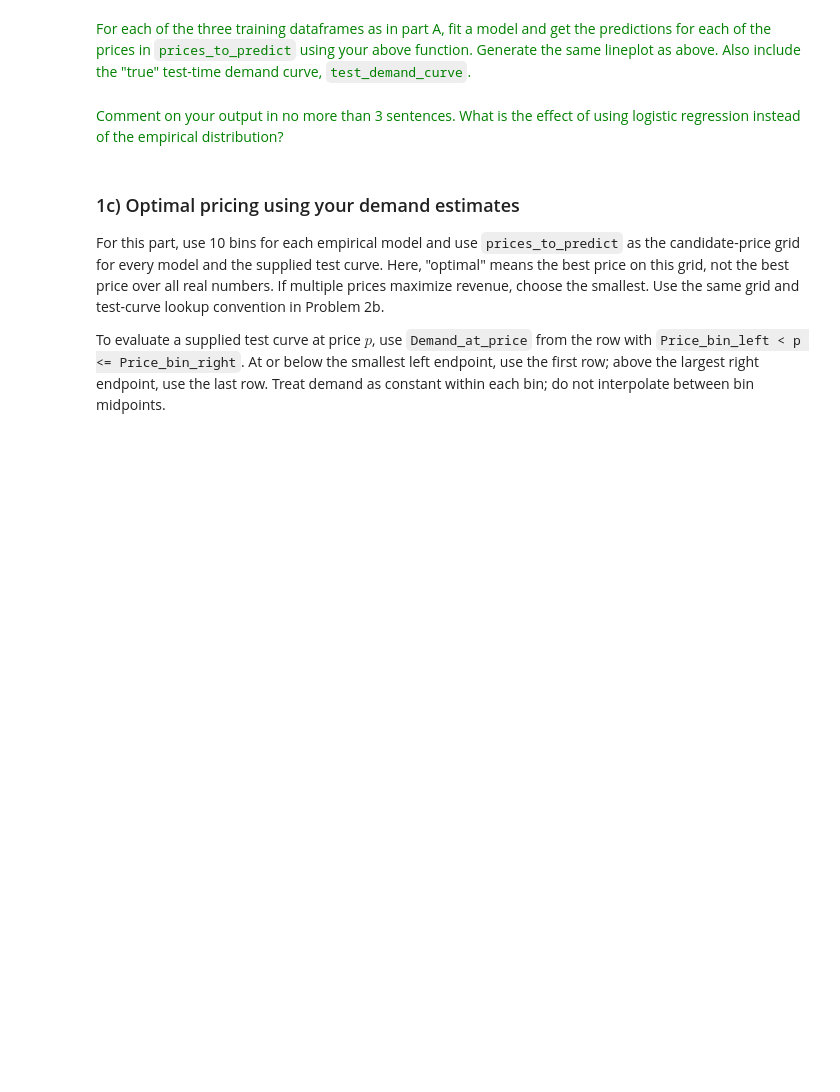
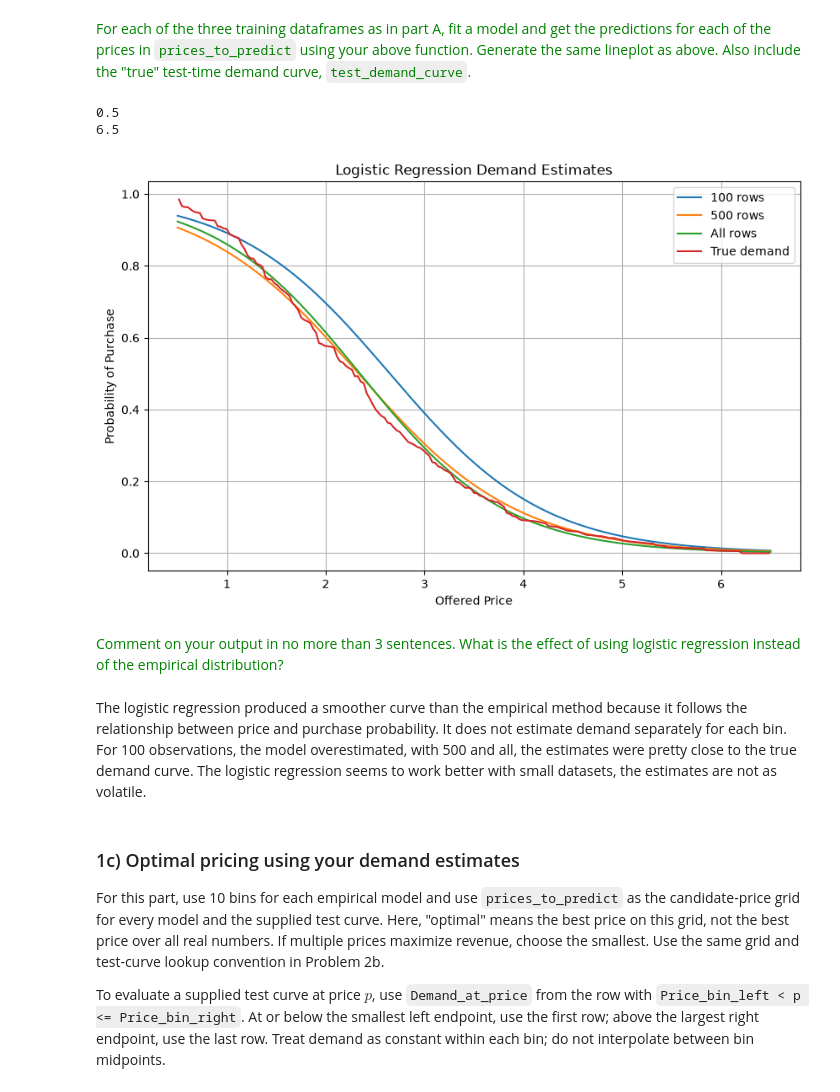
Before and after one commit to zoekrishtul/orie5355-hw3, a Jupyter notebook: HW3.ipynb, the cells around one changed output. Cells and saved outputs as stored; diff of their text form; code cells hidden in the pictures; blank space fills up the shorter version.

```diff
--- a/HW3.ipynb
+++ b/HW3.ipynb
@@ -266,3 +263,14 @@ def fit_logistic_regression_demand_just_on_price(df):
+# %%
+from sklearn.linear_model import LogisticRegression
+
+def fit_logistic_regression_demand_just_on_price(df):
+    x = df[['Offered price']]
+    y = df['Purchased']
+
+    model = LogisticRegression()
+    model.fit(x, y)
+
+    return model
 # %% [markdown]
 <span style='color: green;'>Fill in the below function, that takes in a single price and your trained model and outputs the prediction for the demand </span>$d(p)$<span style='color: green;'> at that price.</span>
 
@@ -273,7 +278,50 @@ def get_prediction_logistic(fitted_model, price):
+# %%
+def get_prediction_logistic(fitted_model, price):
+    X_new = pd.DataFrame({'Offered price': [price]})
+
+    probabilities = fitted_model.predict_proba(X_new)
+    purchase_index = list(fitted_model.classes_).index(True)
+
+    return probabilities[0][purchase_index]
 # %% [markdown]
 <span style='color: green;'>For each of the three training dataframes as in part A, fit a model and get the predictions for each of the prices in `prices_to_predict` using your above function. Generate the same lineplot as above. Also include the "true" test-time demand curve, `test_demand_curve`. </span>
+# %%
+print(df_train['Offered price'].min())
+print(df_train['Offered price'].max())
+# %% [output]
+0.5
+6.5
+# %%
+model_100 = fit_logistic_regression_demand_just_on_price(df_train.iloc[:100])
+model_500 = fit_logistic_regression_demand_just_on_price(df_train.iloc[:500])
+model_all = fit_logistic_regression_demand_just_on_price(df_train)
+
+prices_to_predict = np.linspace(0.5, 6.5, 200)
+
+predictions_100 = [get_prediction_logistic(model_100, price) for price in prices_to_predict]
+predictions_500 = [get_prediction_logistic(model_500, price) for price in prices_to_predict]
+predictions_all = [get_prediction_logistic(model_all, price) for price in prices_to_predict]
+# %%
+plt.figure(figsize=(10, 6))
+
+plt.plot(prices_to_predict, predictions_100, label='100 rows')
+plt.plot(prices_to_predict, predictions_500, label='500 rows')
+plt.plot(prices_to_predict, predictions_all, label='All rows')
+
+plt.plot(test_demand_curve['Price_bin_mid'], test_demand_curve['Demand_at_price'], label='True demand',)
+
+plt.xlabel('Offered Price')
+plt.ylabel('Probability of Purchase')
+plt.title('Logistic Regression Demand Estimates')
+plt.legend()
+plt.grid(True)
+plt.show()
+# %% [output]
+[figure, added]
 # %% [markdown]
 <span style='color: green;'>Comment on your output in no more than 3 sentences. What is the effect of using logistic regression instead of the empirical distribution? </span>
+# %% [markdown]
+The logistic regression produced a smoother curve than the empirical method because it follows the relationship between price and purchase probability. It does not estimate demand separately for each bin. For 100 observations, the model overestimated, with 500 and all, the estimates were pretty close to the true demand curve. The logistic regression seems to work better with small datasets, the estimates are not as volatile.
 # %% [markdown]
 ### 1c) Optimal pricing using your demand estimates
 
```
Also changed, not shown: parts of 4 cells of this notebook.
